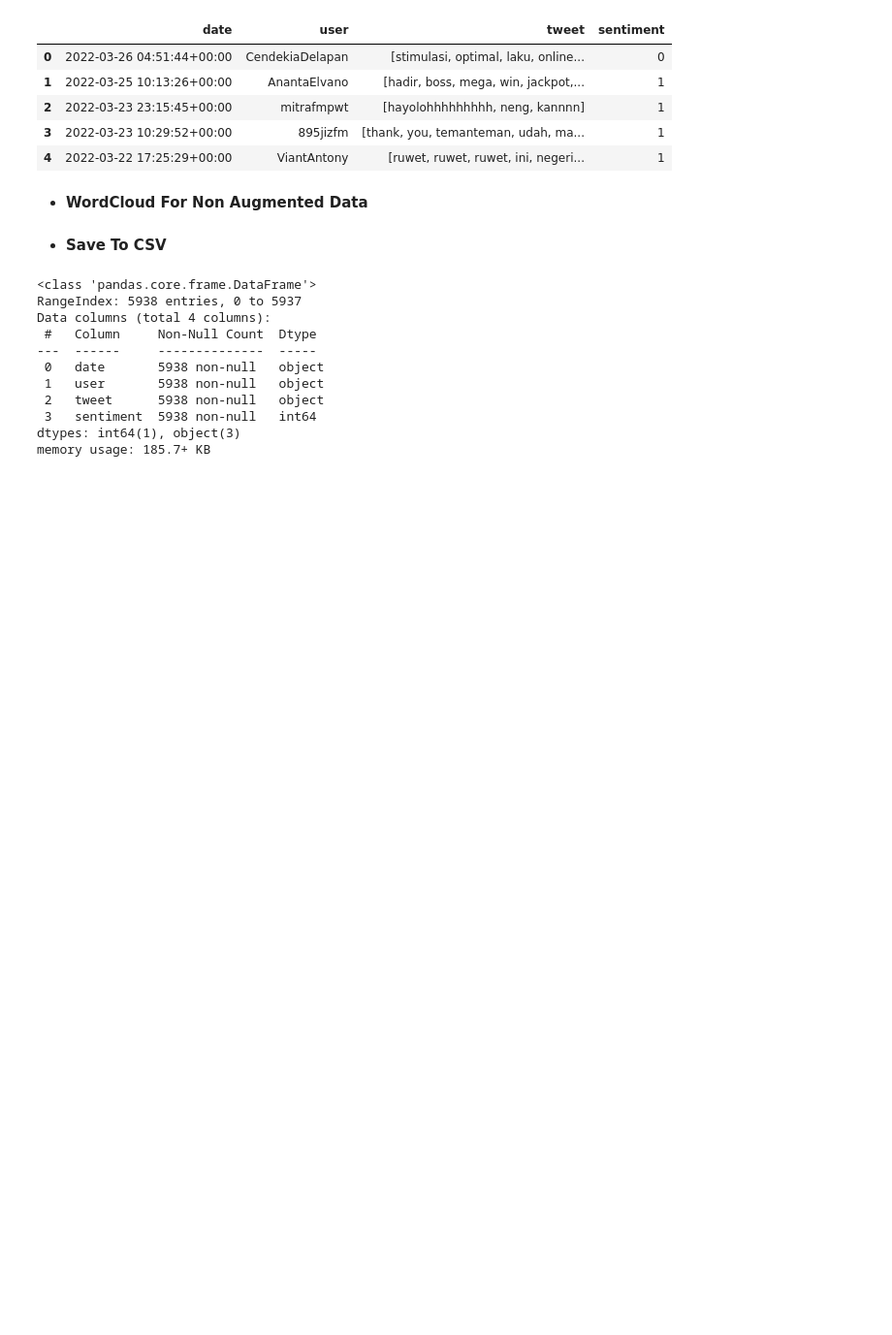
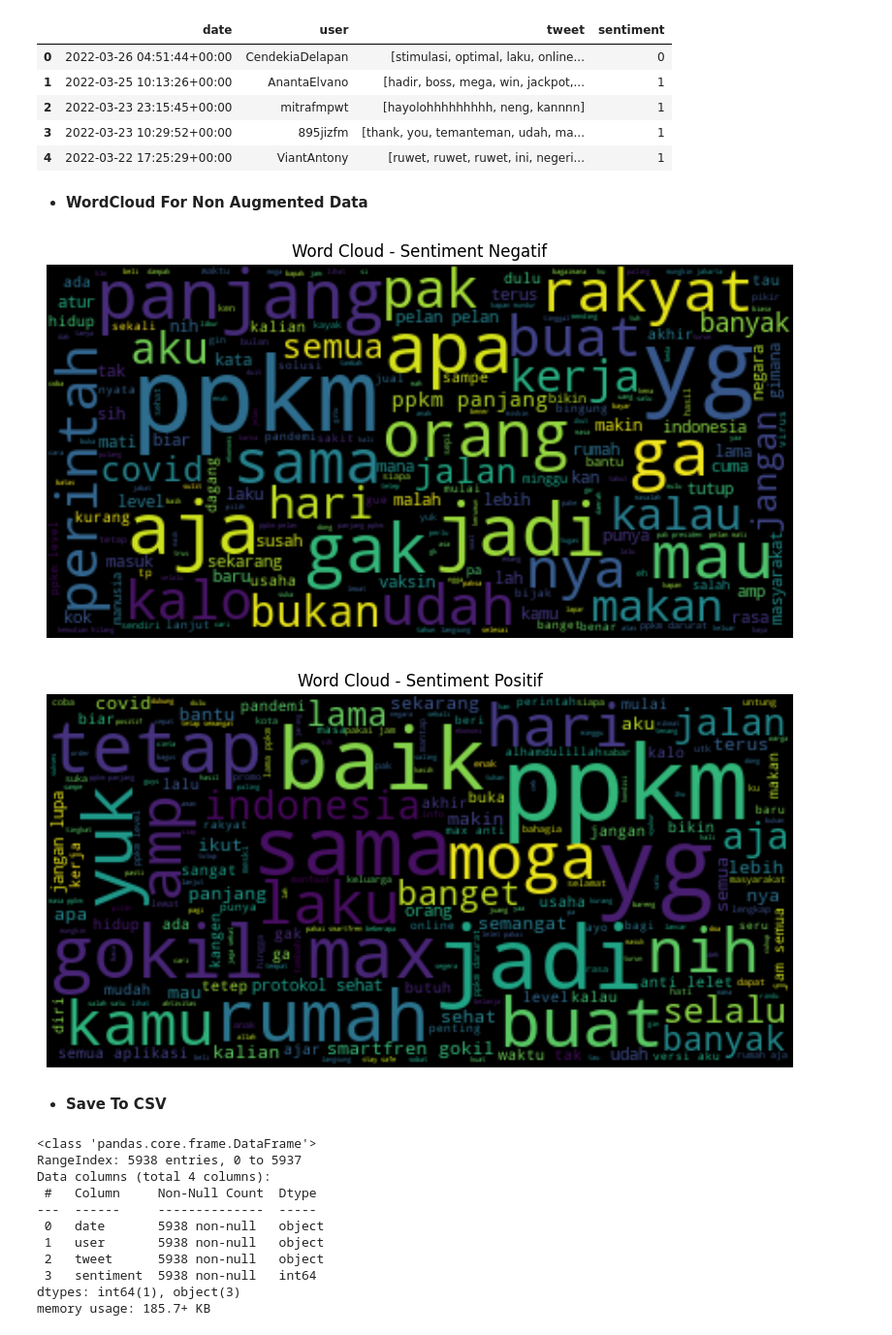
Before and after one commit to anggawidiarta/SentimentAnalysis-XGBoost, a Jupyter notebook: code/preprocessing_data.ipynb, the cells around one changed output. Shown: that part at 97% size. Drawn from its saved outputs; the diff is of its cells as text; code cells hidden in the pictures; blank space fills up the shorter version.

```diff
--- a/code/preprocessing_data.ipynb
+++ b/code/preprocessing_data.ipynb
@@ -313,6 +313,32 @@ df.head()
 | 4 | 2022-03-22 17:25:29+00:00 | ViantAntony | [ruwet, ruwet, ruwet, ini, negeri... | 1 |
 # %% [markdown]
 - **WordCloud For Non Augmented Data**
+# %%
+from wordcloud import WordCloud
+import matplotlib.pyplot as plt
+
+# Create word clouds based on sentiment categories
+sentiment_categories = df["sentiment"].unique()
+
+for category in sentiment_categories:
+    category_tokens = [
+        word for tweets in df[df["sentiment"] == category]["tweet"] for word in tweets
+    ]
+    wordcloud = WordCloud(
+       background_color="black", max_font_size=55
+    ).generate(" ".join(category_tokens))
+
+    plt.figure(figsize=(10, 5))
+    plt.imshow(wordcloud, interpolation="bilinear")
+    if category == 0:
+        plt.title(f"Word Cloud - Sentiment Kategori Negatif")
+    else:
+        plt.title(f"Word Cloud - Sentiment Kategori Positif")
+    plt.axis("off")
+    plt.show()
+# %% [output]
+[figure, added]
+[figure, added]
 # %% [markdown]
 - **Save To CSV**
 # %%
```
Also changed, not shown: parts of 1 cell of this notebook, 3 other files.
